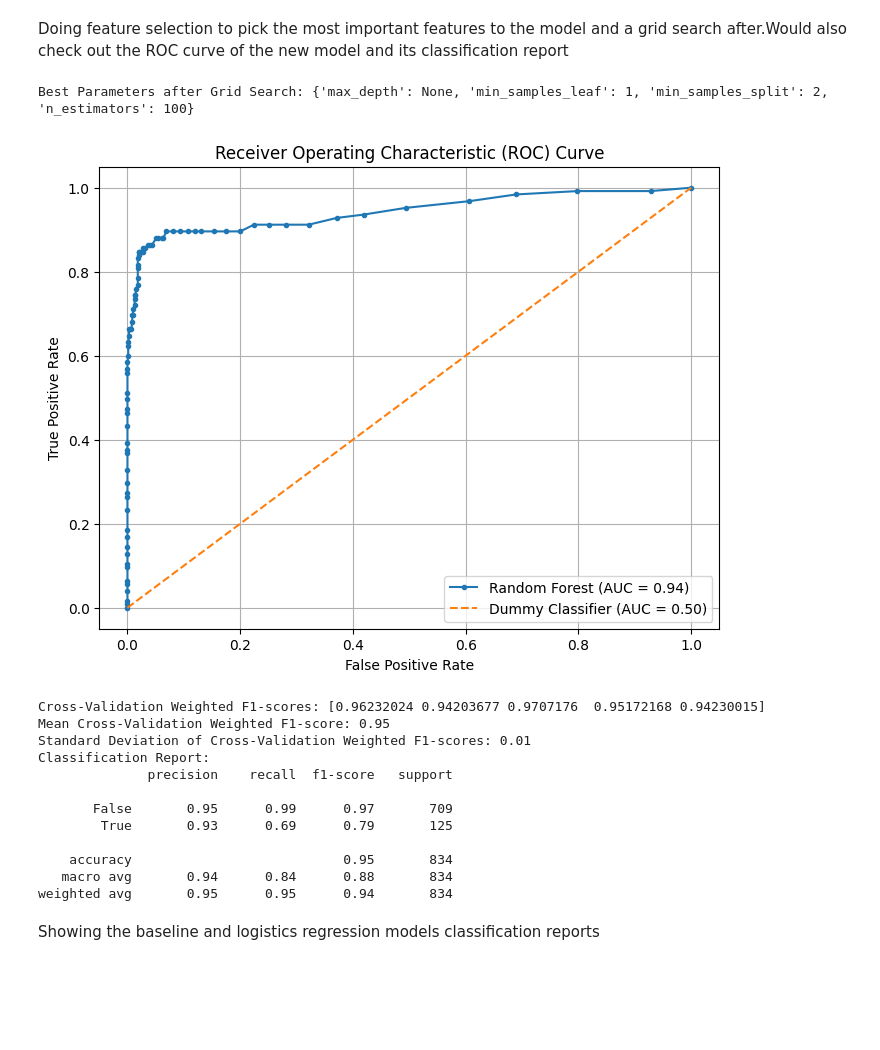
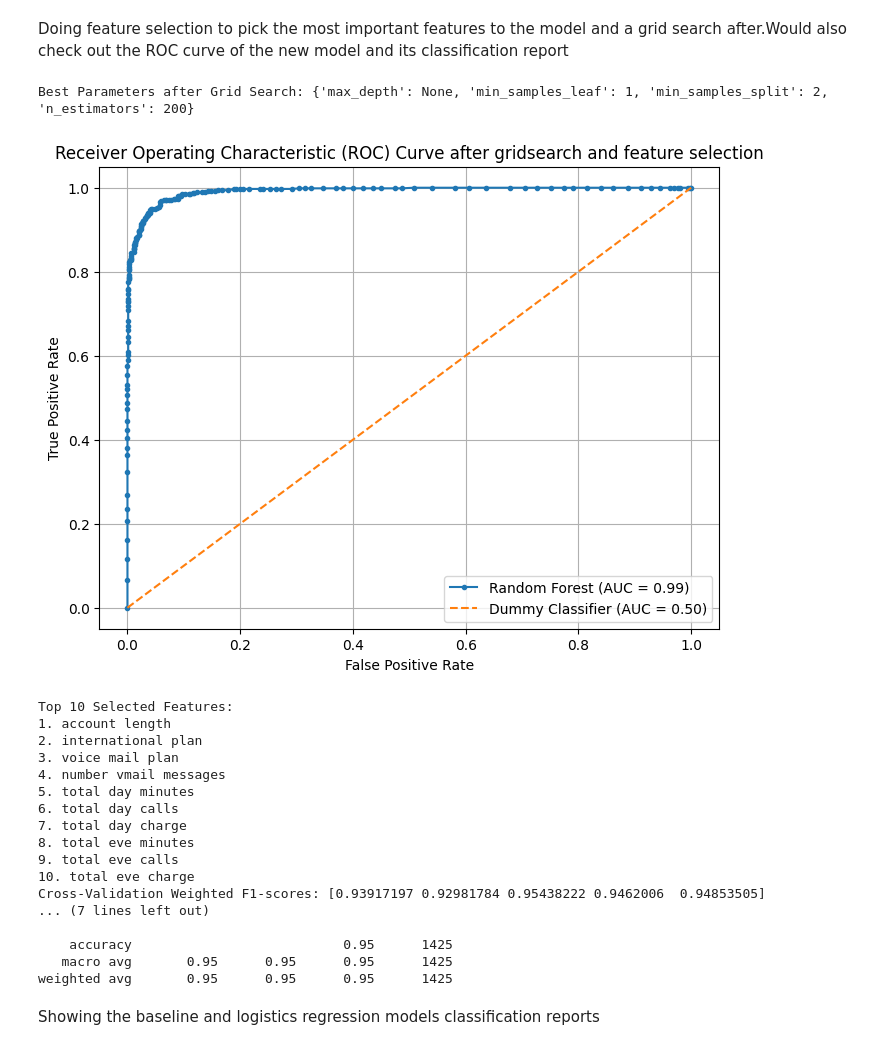
Before and after one commit to IceyPanda23/Phase_3_project, a Jupyter notebook: Project.ipynb, the cells around one changed output. Drawn from its saved outputs; the diff is of its cells as text; code cells hidden in the pictures; blank space fills up the shorter version.

```diff
--- a/Project.ipynb
+++ b/Project.ipynb
@@ -643,10 +643,34 @@ Assigning X features and y targets
 # we will assign the predictive features to X and the target to y
 X = df.drop(columns='churn')
 y = df['churn']
+bool_columns = X.select_dtypes(include='bool').columns
+
+label_encoder = LabelEncoder()
+for col in bool_columns:
+    X[col] = label_encoder.fit_transform(X[col])
+
+
+X_imbalanced = X[['international plan', 'voice mail plan']]
+y_imbalanced = y
+
+smote_features = SMOTE(sampling_strategy='auto', random_state=42)
+
+
+X_resampled_imbalanced, y_resampled_imbalanced = smote_features.fit_resample(X_imbalanced, y_imbalanced)
+
+X_resampled_features = pd.concat([X.drop(['international plan', 'voice mail plan'], axis=1), X_resampled_imbalanced], axis=1)
+
+smote_target = SMOTE(sampling_strategy='auto', random_state=42)
+
+X_resampled_target, y_resampled_target = smote_target.fit_resample(X, y)
+
+X = pd.DataFrame(X_resampled_target, columns=X.columns)
+y = pd.Series(y_resampled_target, name=y.name)
 
 X_train,X_test,y_train,y_test = train_test_split(X,y,test_size=0.25,random_state=42)
 assert X_train.shape[0] == y_train.shape[0]
 assert X_test.shape[0] == y_test.shape[0]
+
 
 rf_classifier = RandomForestClassifier(n_estimators=100, random_state=42)
 
@@ -770,48 +794,53 @@ auc_rf = roc_auc_score(y_test, rf_probs)
 plt.figure(figsize=(8, 6))
 plt.plot(fpr_rf, tpr_rf, marker='.', label='Random Forest (AUC = {:.2f})'.format(auc_rf))
 plt.plot(fpr_dummy, tpr_dummy, linestyle='--', label='Dummy Classifier (AUC = {:.2f})'.format(auc_dummy))
-plt.title('Receiver Operating Characteristic (ROC) Curve')
+plt.title('Receiver Operating Characteristic (ROC) Curve after gridsearch and feature selection')
 plt.xlabel('False Positive Rate')
 plt.ylabel('True Positive Rate')
 plt.legend()
 plt.grid(True)
 plt.show()
 
 # Printing the top 10 features used:
 selected_feature_indices = rfecv.support_
 selected_feature_names = X.columns[selected_feature_indices]
 print("Top 10 Selected Features:")
 for i, feature in enumerate(selected_feature_names[:10], start=1):
     print("{}. {}".format(i, feature))
 
 #Cross Validation
 cv_scores = cross_val_score(best_rf_model, X_train_selected, y_train, cv=cv_strategy, scoring=weighted_f1_scorer)
 print("Cross-Validation Weighted F1-scores:", cv_scores)
 mean_f1_score = np.mean(cv_scores)
 std_f1_score = np.std(cv_scores)
 print("Mean Cross-Validation Weighted F1-score: {:.2f}".format(mean_f1_score))
 print("Standard Deviation of Cross-Validation Weighted F1-scores: {:.2f}".format(std_f1_score))
 
 # Classification report
 y_pred = best_rf_model.predict(X_test_selected)
 classification_report_rf = classification_report(y_test, y_pred)
 print("Classification Report:")
 print(classification_report_rf)
 # %% [output]
-Best Parameters after Grid Search: {'max_depth': None, 'min_samples_leaf': 1, 'min_samples_split': 2, 'n_estimators': 100}
+Best Parameters after Grid Search: {'max_depth': None, 'min_samples_leaf': 1, 'min_samples_split': 2, 'n_estimators': 200}
-[figure, old version]
+[figure, new version]
-Cross-Validation Weighted F1-scores: [0.96232024 0.94203677 0.9707176  0.95172168 0.94230015]
-Mean Cross-Validation Weighted F1-score: 0.95
-Standard Deviation of Cross-Validation Weighted F1-scores: 0.01
-Classification Report:
-              precision    recall  f1-score   support
+Top 10 Selected Features:
+1. account length
+2. international plan
+3. voice mail plan
+4. number vmail messages
+5. total day minutes
+6. total day calls
+7. total day charge
+8. total eve minutes
+9. total eve calls
+10. total eve charge
+Cross-Validation Weighted F1-scores: [0.93917197 0.92981784 0.95438222 0.9462006  0.94853505]
+... (7 lines left out)
 
-       False       0.95      0.99      0.97       709
-        True       0.93      0.69      0.79       125
-
-    accuracy                           0.95       834
-   macro avg       0.94      0.84      0.88       834
-weighted avg       0.95      0.95      0.94       834
+    accuracy                           0.95      1425
+   macro avg       0.95      0.95      0.95      1425
+weighted avg       0.95      0.95      0.95      1425
 # %% [markdown]
 Showing the baseline and logistics regression models classification reports
 # %%
```
Also changed, not shown: parts of 11 cells of this notebook, 1 other file.
